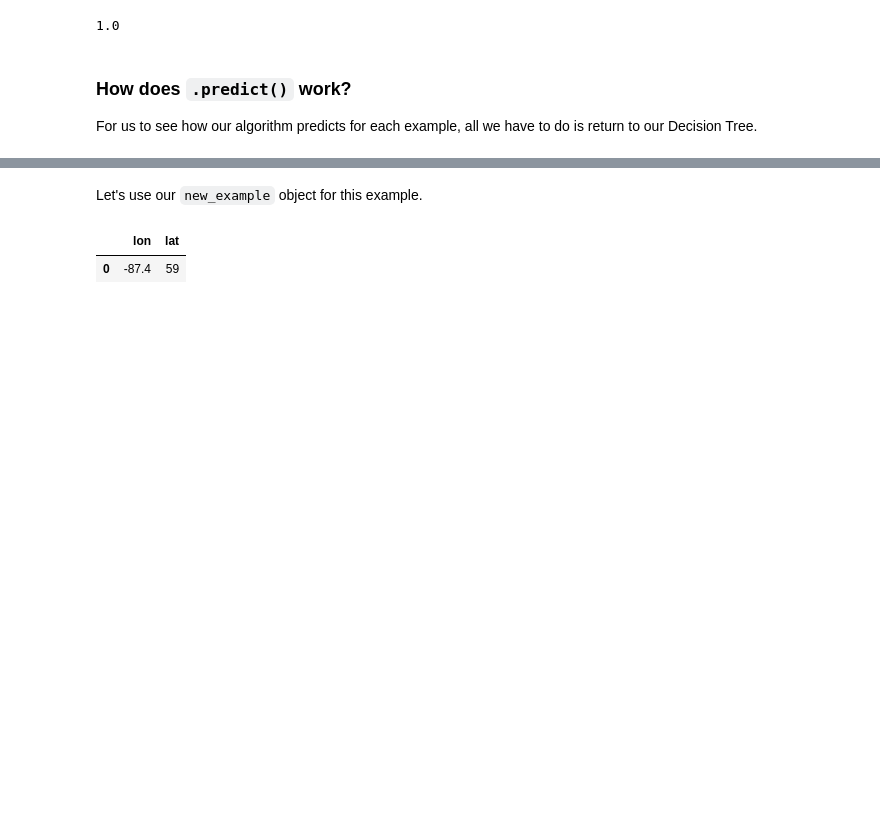
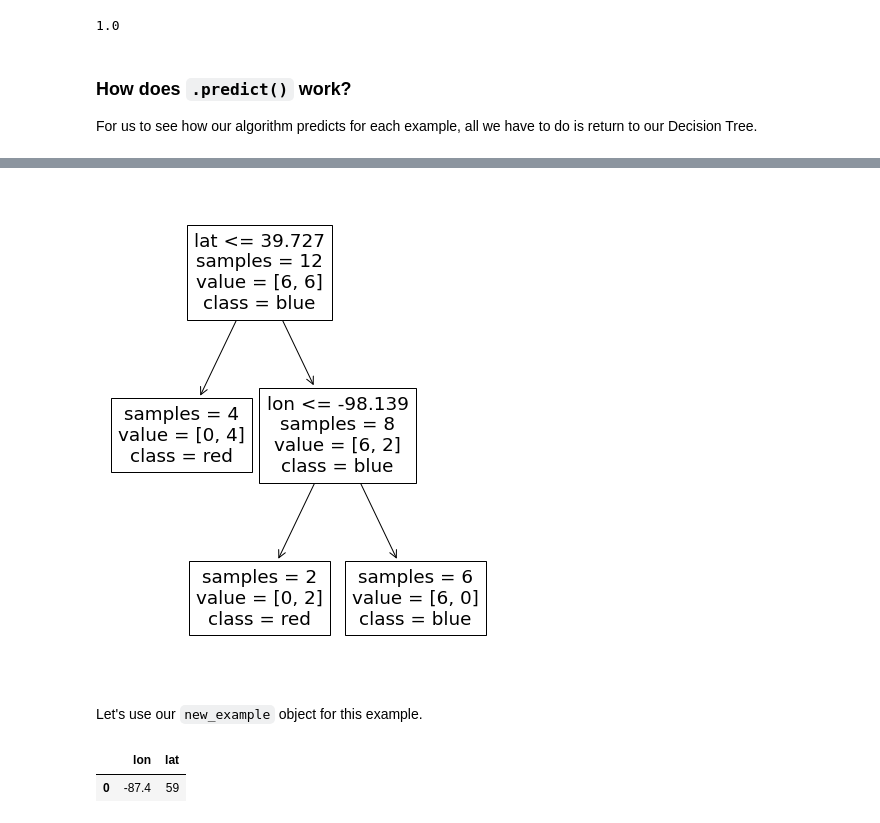
Before and after one commit to bait509-ubc/BAIT509, a Jupyter notebook: lectures/lecture1.ipynb, the cells around one changed output, grey strips where cells are left out. Cells and saved outputs as stored; diff of their text form; code cells hidden in the pictures; blank space fills up the shorter version.

```diff
--- a/lectures/lecture1.ipynb
+++ b/lectures/lecture1.ipynb
@@ -626,3 +617,13 @@ display_tree(X.columns, model, "imgs/decision_tree")
+# %%
+plot_tree(
+    model,
+    feature_names=X.columns,
+    class_names=y.unique()[::-1],
+    impurity=False,
+    ax=plt.subplots(figsize=(7, 9))[1]
+);
+# %% [output]
+[figure, added]
 # %% [markdown]
 Let's use our `new_example` object for this example.
 # %%
```
Also changed, not shown: parts of 33 cells of this notebook.
